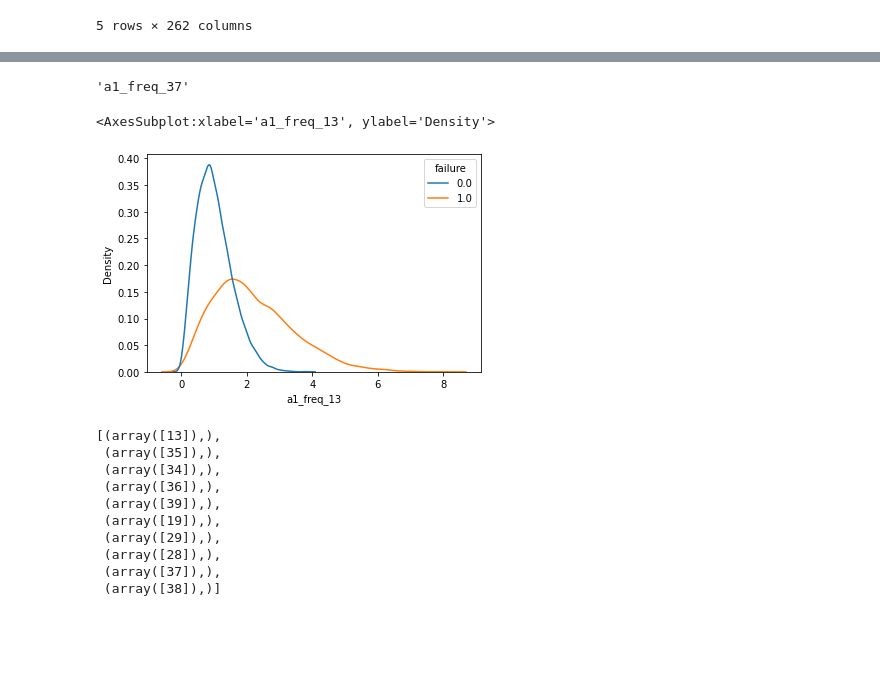
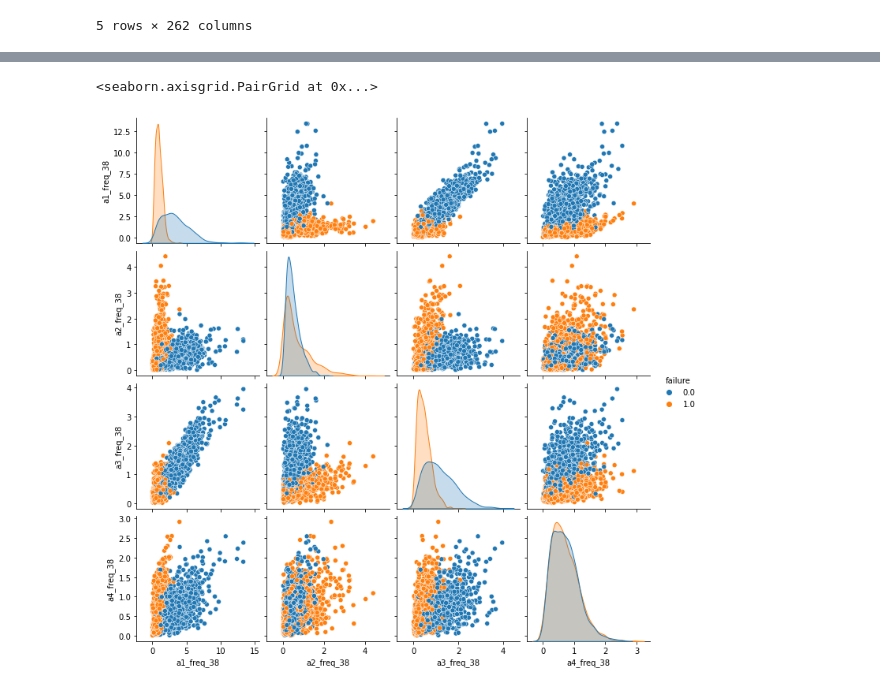
Before and after one commit to tyllukasz/Gear_Box_Fault_Diagnosis, a Jupyter notebook: 02_gearbox_fault_diagnosis_-_data_description_and_visualisation.ipynb, the cells around one changed output, grey strips where cells are left out. Drawn from its saved outputs; the diff is of its cells as text; code cells hidden in the pictures; blank space fills up the shorter version.

```diff
--- a/02_gearbox_fault_diagnosis_-_data_description_and_visualisation.ipynb
+++ b/02_gearbox_fault_diagnosis_-_data_description_and_visualisation.ipynb
@@ -85,24 +92,10 @@ for i in range(0,len(frequencies)):
-# %%
-#sns.kdeplot(data=df,x='a1_freq_56',hue='failure')
-#zzz = pos[0].item(0)
-my_key
-# %% [output]
-'a1_freq_37'
-# %%
-sns.kdeplot(data=df,x=('a1_freq_13'),hue='failure')
-# %% [output]
-<AxesSubplot:xlabel='a1_freq_13', ylabel='Density'>
-[figure, removed]
-# %%
-frequencies
-# %% [output]
-[(array([13]),),
- (array([35]),),
- (array([34]),),
- (array([36]),),
- (array([39]),),
- (array([19]),),
- (array([29]),),
- (array([28]),),
- (array([37]),),
- (array([38]),)]
+# %%
+temp_df2 = df[:2000]
+# %%
+pair_x = ['a1_freq_10','a1_freq_20', 'a1_freq_37','a4_freq_60']
+pair_y = ['a1_freq_38','a2_freq_38', 'a3_freq_38','a4_freq_38']
+
+sns.pairplot(data=temp_df2, hue='failure', x_vars = pair_y, y_vars = pair_y)
+# %% [output]
+<seaborn.axisgrid.PairGrid at 0x...>
+[figure, added]
```
Also changed, not shown: parts of 24 cells of this notebook.
